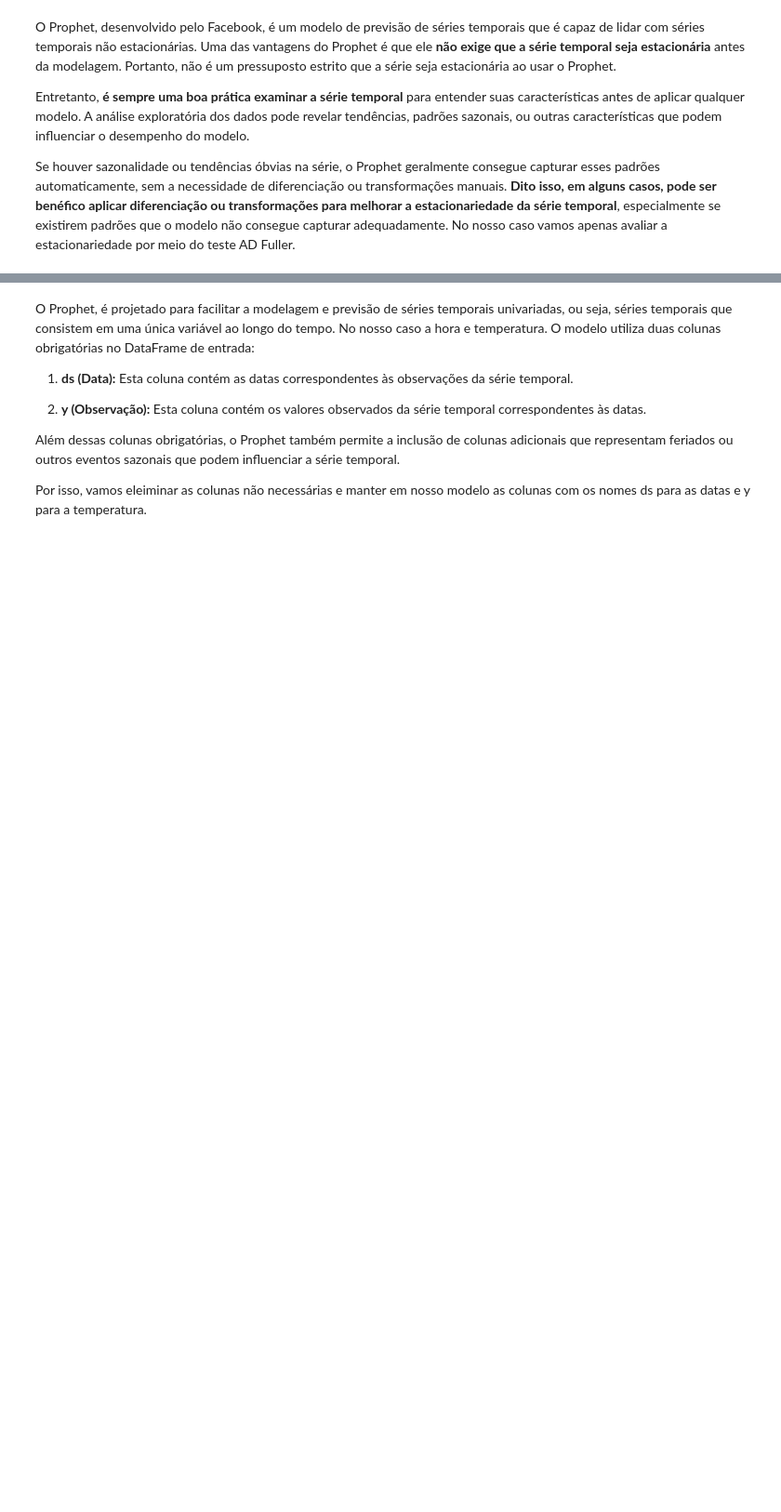
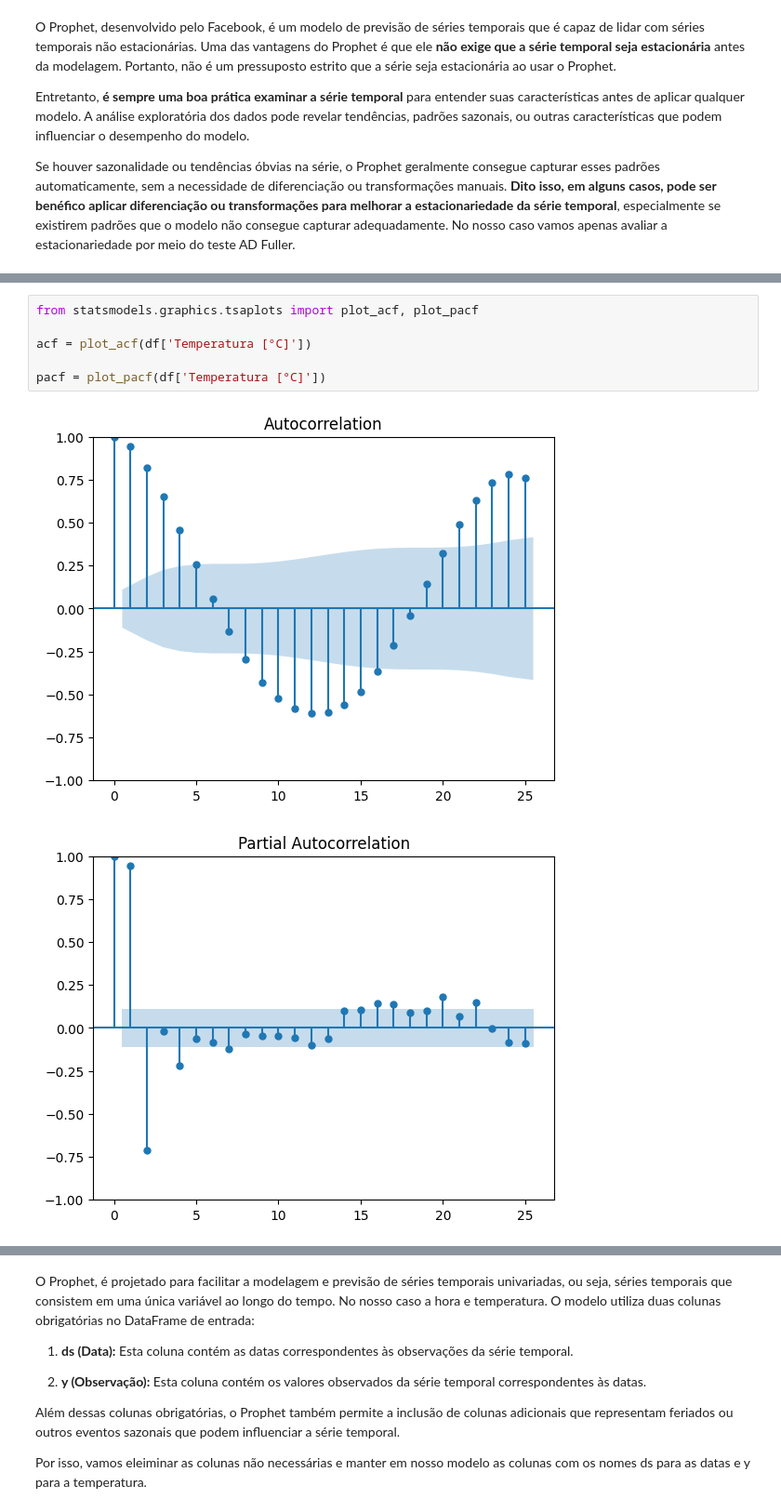
Before and after one commit to adailtongh/Predicao_de_Temperatura_com_Prophet, a Jupyter notebook: Prediction_time_series_Temperature_Prophet.ipynb, the cells around one changed output, grey strips where cells are left out. Shown at 93% size. Drawn from its saved outputs; the diff is of its cells as text; blank space fills up the shorter version.

```diff
--- a/Prediction_time_series_Temperature_Prophet.ipynb
+++ b/Prediction_time_series_Temperature_Prophet.ipynb
@@ -200,0 +207,9 @@ A série é estacionária.
+# %%
+from statsmodels.graphics.tsaplots import plot_acf, plot_pacf
+
+acf = plot_acf(df['Temperatura [°C]'])
+
+pacf = plot_pacf(df['Temperatura [°C]'])
+# %% [output]
+[figure, added]
+[figure, added]
```
Also changed, not shown: parts of 13 cells of this notebook.
